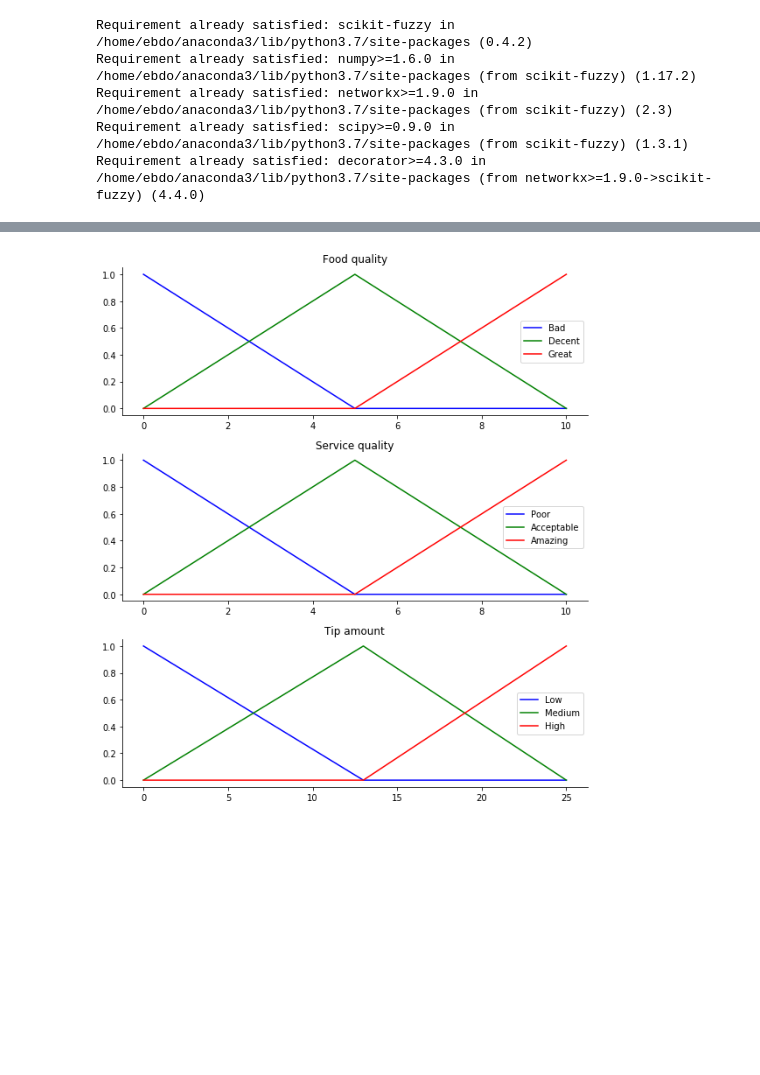
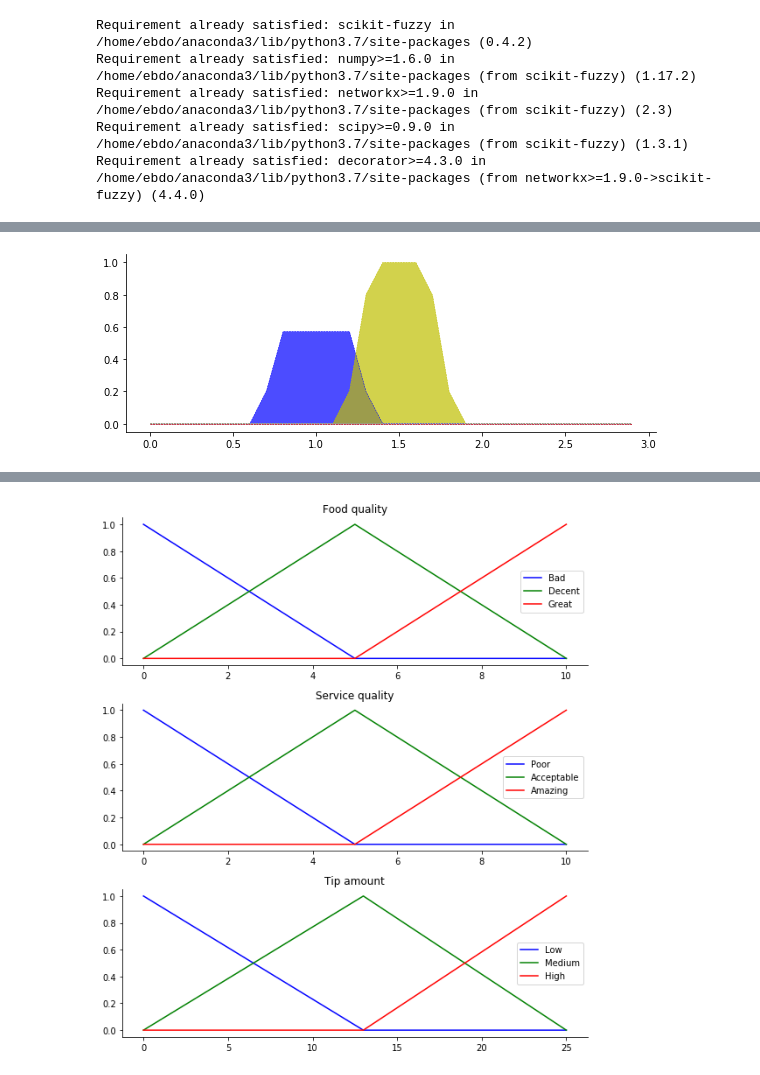
Before and after one commit to EDU-FRANCK-JUBIN/exos-systeme-expert-hebdox, a Jupyter notebook: Scikit-fuzzy.ipynb, the cells around one changed output, grey strips where cells are left out. Cells and saved outputs as stored; diff of their text form; code cells hidden in the pictures; blank space fills up the shorter version.

```diff
--- a/Scikit-fuzzy.ipynb
+++ b/Scikit-fuzzy.ipynb
@@ -64,0 +85,78 @@ plt.tight_layout()
+# %%
+#interpretation de 35°C et 50% humidité
+val_temp = 35
+val_hum = 50
+
+VVC_fuzz = fuzz.interp_membership(Temp_array, VVC, val_temp)
+VC_fuzz = fuzz.interp_membership(Temp_array, VC, val_temp)
+C_fuzz = fuzz.interp_membership(Temp_array, C, val_temp)
+F_fuzz = fuzz.interp_membership(Temp_array, F, val_temp)
+H_fuzz = fuzz.interp_membership(Temp_array, H, val_temp)
+VH_fuzz = fuzz.interp_membership(Temp_array, VH, val_temp)
+VVH_fuzz = fuzz.interp_membership(Temp_array, VVH, val_temp)
+
+VVL_H_fuzz= fuzz.interp_membership(hum_array, VVL_H, val_hum)
+VL_H_fuzz= fuzz.interp_membership(hum_array, VL_H, val_hum)
+L_H_fuzz= fuzz.interp_membership(hum_array, L_H, val_hum)
+M_H_fuzz= fuzz.interp_membership(hum_array, M_H, val_hum)
+H_H_fuzz= fuzz.interp_membership(hum_array, H_H, val_hum)
+VH_H_fuzz= fuzz.interp_membership(hum_array, VH_H, val_hum)
+VVH_H_fuzz= fuzz.interp_membership(hum_array, VVH_H, val_hum)
+
+
+# defuzzificating the values
+Max_VVL_fuzz = np.fmax(VVC_fuzz, VVL_H_fuzz)
+VVL_P_defuzz = np.fmin(Max_VVL_fuzz, VVL_P)
+
+Max_VL_fuzz = np.fmax(VC_fuzz, VL_H_fuzz)
+VL_P_defuzz = np.fmin(Max_VL_fuzz, VL_P)
+
+Max_L_fuzz = np.fmax(C_fuzz, L_H_fuzz)
+L_P_defuzz = np.fmin(Max_L_fuzz, L_P)
+
+Max_M_fuzz = np.fmax(F_fuzz, M_H_fuzz)
+M_P_defuzz = np.fmin(Max_M_fuzz, M_P)
+
+Max_H_fuzz = np.fmax(H_fuzz, H_H_fuzz)
+H_P_defuzz = np.fmin(Max_H_fuzz, H_P)
+
+Max_VH_fuzz = np.fmax(VH_fuzz, VH_H_fuzz)
+VH_P_defuzz = np.fmin(Max_VH_fuzz, VH_P)
+
+Max_VVH_fuzz = np.fmax(VVH_fuzz, VVH_H_fuzz)
+VVH_P_defuzz = np.fmin(Max_VVH_fuzz, VVH_P)
+
+power0 = np.zeros_like(power_array)
+
+# Visualization
+fig, ax0 = plt.subplots(figsize=(8, 3))
+
+ax0.fill_between(power_array, power0, VVL_P_defuzz, facecolor='c', alpha=0.7)
+ax0.plot(power_array, VVL_P_defuzz, 'c', linewidth=0.5, linestyle='--', )
+
+ax0.fill_between(power_array, power0, VL_P_defuzz, facecolor='c', alpha=0.7)
+ax0.plot(power_array, VL_P_defuzz, 'c', linewidth=0.5, linestyle='--', )
+
+ax0.fill_between(power_array, power0, L_P_defuzz, facecolor='b', alpha=0.7)
+ax0.plot(power_array, L_P_defuzz, 'b', linewidth=0.5, linestyle='--', )
+
+ax0.fill_between(power_array, power0, M_P_defuzz, facecolor='y', alpha=0.7)
+ax0.plot(power_array, M_P_defuzz, 'y', linewidth=0.5, linestyle='--', )
+
+ax0.fill_between(power_array, power0, H_P_defuzz, facecolor='y', alpha=0.7)
+ax0.plot(power_array, H_P_defuzz, 'y', linewidth=0.5, linestyle='--', )
+
+ax0.fill_between(power_array, power0, VH_P_defuzz, facecolor='m', alpha=0.7)
+ax0.plot(power_array, VH_P_defuzz, 'm', linewidth=0.5, linestyle='--', )
+
+ax0.fill_between(power_array, power0, VVH_P_defuzz, facecolor='r', alpha=0.7)
+ax0.plot(power_array, VVH_P_defuzz, 'r', linewidth=0.5, linestyle='--', )
+
+for ax in (ax0,):
+    ax.spines['top'].set_visible(False)
+    ax.spines['right'].set_visible(False)
+    ax.get_xaxis().tick_bottom()
+    ax.get_yaxis().tick_left()
+plt.tight_layout()
+# %% [output]
+[figure, added]
```
Also changed, not shown: parts of 2 cells of this notebook.
